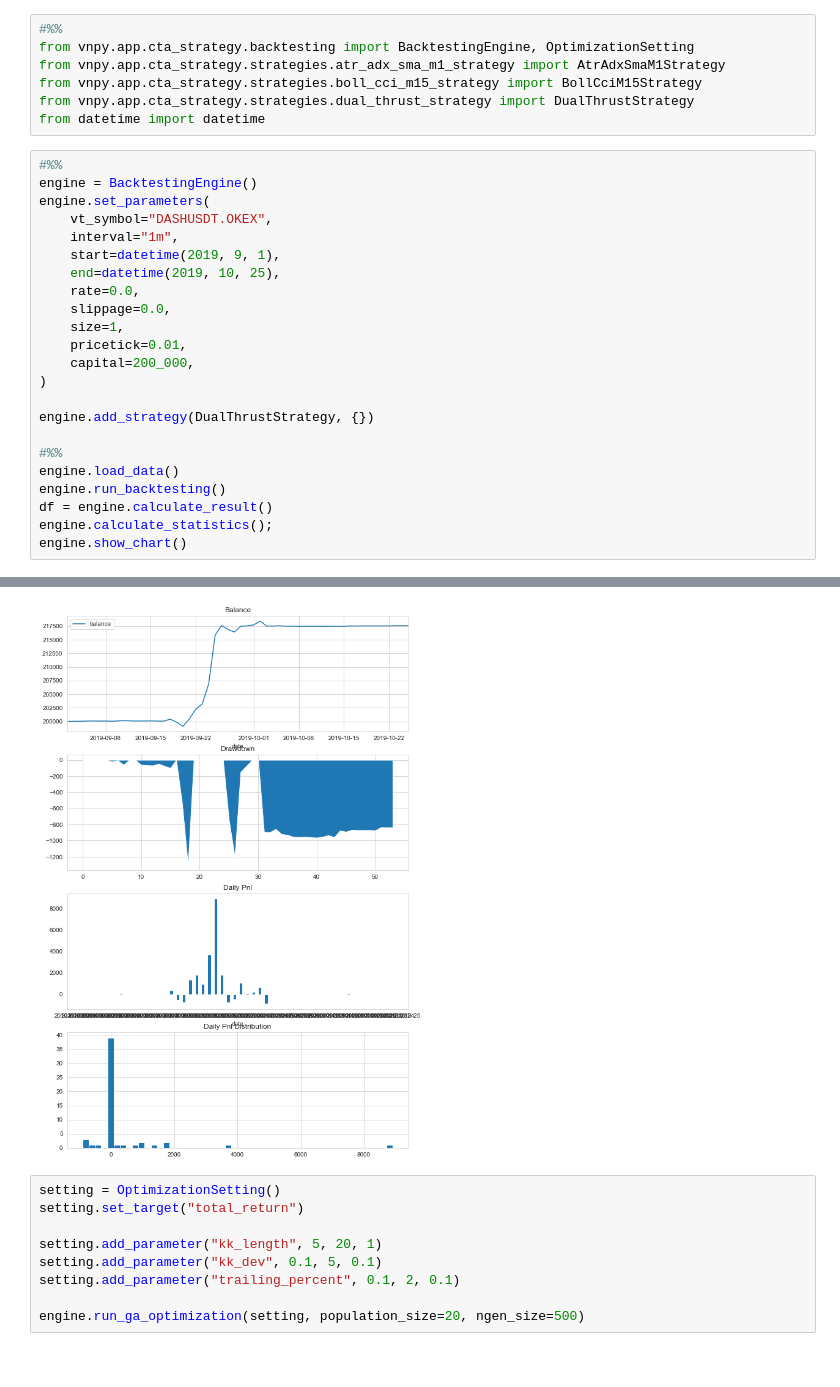
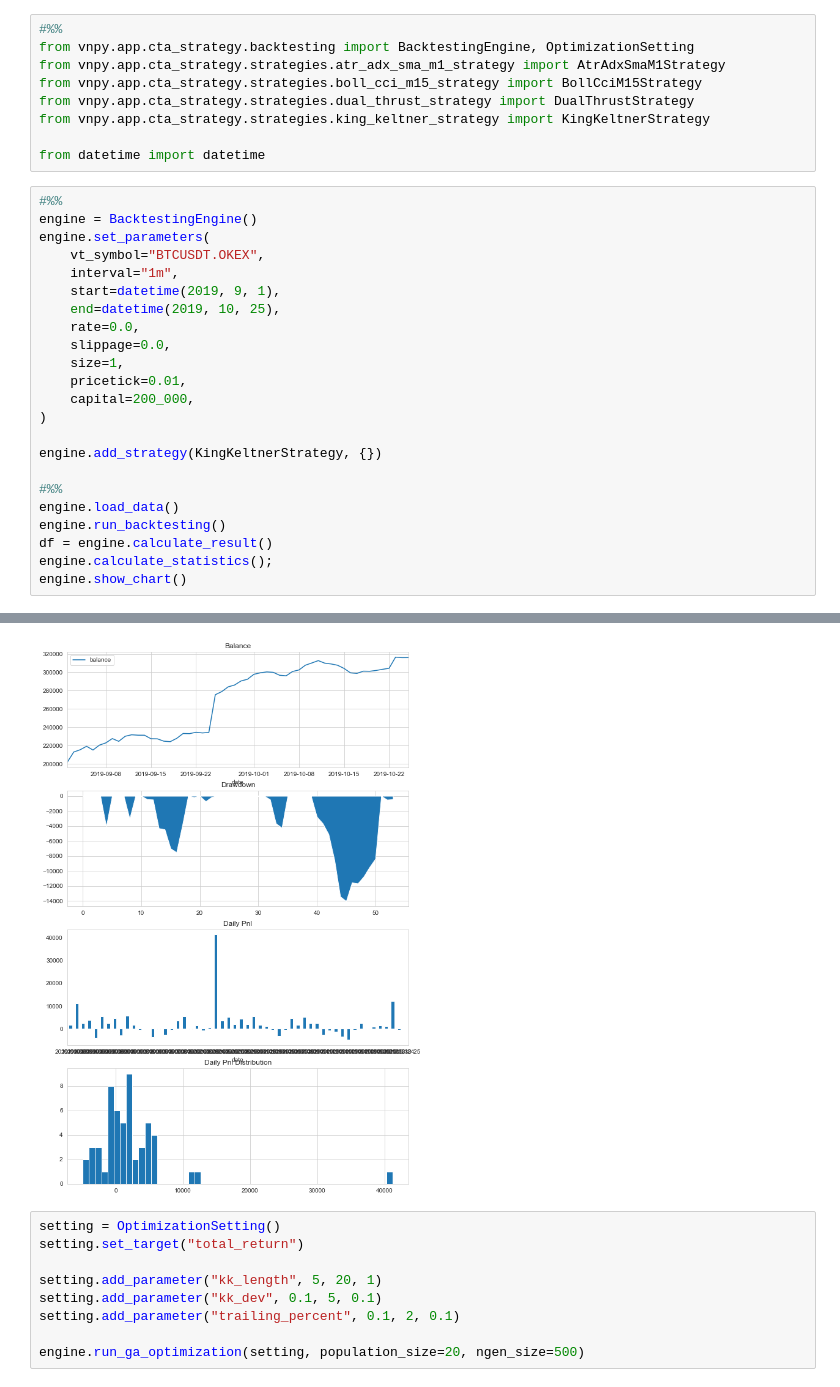
Before and after one commit to holmescn/vnpy, a Jupyter notebook: examples/cta_backtesting/backtesting_opt.ipynb, the cells around one changed output, grey strips where cells are left out. Saved outputs shown, nothing was run; the diff lists cells and outputs as text.

```diff
--- a/examples/cta_backtesting/backtesting_opt.ipynb
+++ b/examples/cta_backtesting/backtesting_opt.ipynb
@@ -4,12 +4,14 @@ from vnpy.app.cta_strategy.backtesting import BacktestingEngine, OptimizationSet
 from vnpy.app.cta_strategy.strategies.atr_adx_sma_m1_strategy import AtrAdxSmaM1Strategy
 from vnpy.app.cta_strategy.strategies.boll_cci_m15_strategy import BollCciM15Strategy
 from vnpy.app.cta_strategy.strategies.dual_thrust_strategy import DualThrustStrategy
+from vnpy.app.cta_strategy.strategies.king_keltner_strategy import KingKeltnerStrategy
+
 from datetime import datetime
 # %%
 #%%
 engine = BacktestingEngine()
 engine.set_parameters(
-    vt_symbol="DASHUSDT.OKEX",
+    vt_symbol="BTCUSDT.OKEX",
     interval="1m",
     start=datetime(2019, 9, 1),
     end=datetime(2019, 10, 25),
@@ -20,7 +22,7 @@ engine.set_parameters(
     capital=200_000,
 )
 
-engine.add_strategy(DualThrustStrategy, {})
+engine.add_strategy(KingKeltnerStrategy, {})
 
 #%%
 engine.load_data()
@@ -49,4 +51,4 @@ engine.show_chart()
-[figure, old version]
+[figure, new version]
 # %%
 setting = OptimizationSetting()
 setting.set_target("total_return")
```
Also changed, not shown: parts of 1 cell of this notebook, 4 other files.
